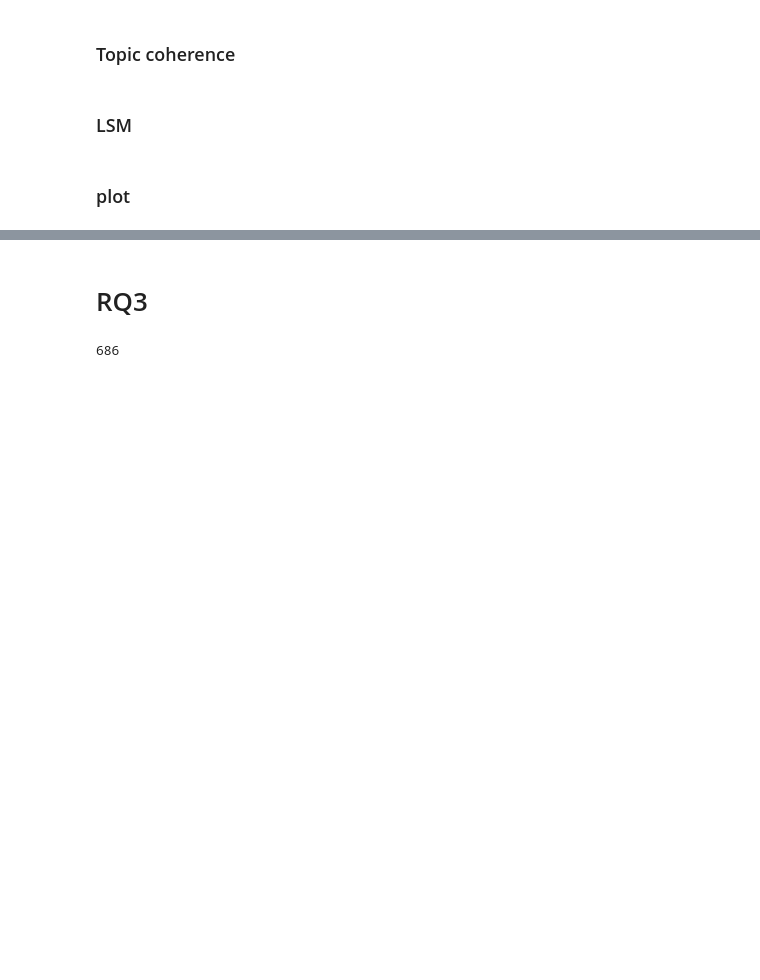
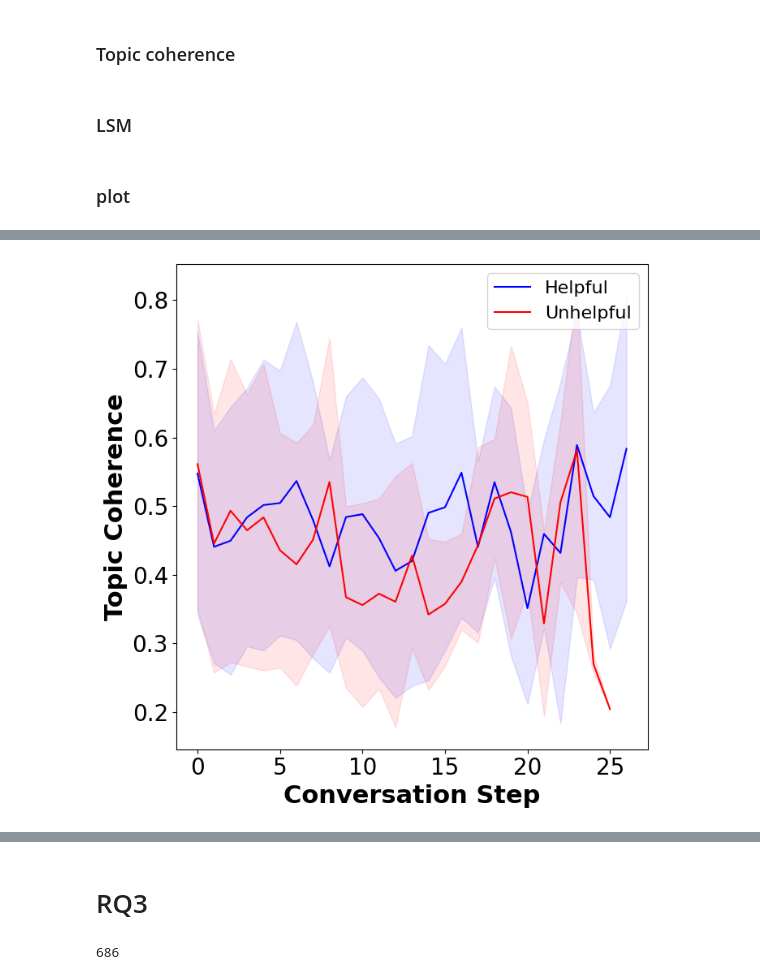
Before and after one commit to SOAR-Lab/llm_issue_resolution_analysis, a Jupyter notebook: analysis/main.ipynb, the cells around one changed output, grey strips where cells are left out. Drawn from its saved outputs; the diff is of its cells as text; code cells hidden in the pictures; blank space fills up the shorter version.

```diff
--- a/analysis/main.ipynb
+++ b/analysis/main.ipynb
@@ -1066,0 +1067,85 @@ plt.show()
+# %%
+import numpy as np
+import matplotlib.pyplot as plt
+
+# Function to calculate average progression and standard deviation for coherence
+def calculate_average_progression1(coherence_progressions, n=0):
+    max_length = max(len(scores['prompt+answer']) for scores in coherence_progressions) - n
+    avg_prompts = np.zeros(max_length)
+    std_prompts = np.zeros(max_length)
+
+    for i in range(max_length):
+        step_prompts = [scores['prompt+answer'][i] for scores in coherence_progressions if i < len(scores['prompt+answer'])]
+        avg_prompts[i] = np.mean(step_prompts)
+        std_prompts[i] = np.std(step_prompts)
+
+    return avg_prompts, std_prompts
+
+# Function to calculate average progression and standard deviation for LSM and similarity
+def calculate_average_progression(lsm_progressions, n=0):
+    max_length = max(len(similarity) for similarity in lsm_progressions)-n
+    avg_similarity = np.zeros(max_length)
+    std_similarity = np.zeros(max_length)
+
+    for i in range(max_length):
+        step_similarities = [similarity[i] for similarity in lsm_progressions if i < len(similarity)]
+        avg_similarity[i] = np.mean(step_similarities)
+        std_similarity[i] = np.std(step_similarities)
+
+    return avg_similarity, std_similarity
+
+# Calculate average and std for coherence
+avg_prompts_help, std_prompts_help = calculate_average_progression1(coherence_progression_help_without_dup, 82)
+avg_prompts_no_help, std_prompts_no_help = calculate_average_progression1(coherence_progression_no_help_without_dup, 15)
+
+# Calculate average and std for cosine similarity
+avg_similarity_help, std_similarity_help = calculate_average_progression(cumulative_similarity_help, 83)
+avg_similarity_no_help, std_similarity_no_help = calculate_average_progression(cumulative_similarity_no_help, 15)
+
+# Calculate average and std for LSM
+avg_lsm_help, std_lsm_help = calculate_average_progression(cumulative_lsm_help, 166)
+avg_lsm_no_help, std_lsm_no_help = calculate_average_progression(cumulative_lsm_no_help, 31)
+
+# Plot and save Coherence progression
+fig, ax = plt.subplots(figsize=(7, 7))
+ax.plot(avg_prompts_help, label='Helpful', color='blue')
+ax.fill_between(range(len(avg_prompts_help)), avg_prompts_help - std_prompts_help, avg_prompts_help + std_prompts_help, color='blue', alpha=0.1)
+ax.plot(avg_prompts_no_help, label='Unhelpful', color='red')
+ax.fill_between(range(len(avg_prompts_no_help)), avg_prompts_no_help - std_prompts_no_help, avg_prompts_no_help + std_prompts_no_help, color='red', alpha=0.1)
+ax.set_xlabel('Conversation Step', fontsize=22, fontweight='bold')
+ax.set_ylabel('Topic Coherence', fontsize=22, fontweight='bold')
+ax.legend(fontsize=16)
+ax.tick_params(axis='both', which='major', labelsize=20)
+plt.tight_layout()
+plt.savefig('../coherence_progression.png', bbox_inches='tight', dpi=300)
+# plt.show()
+
+# Plot and save Cosine similarity progression
+fig, ax = plt.subplots(figsize=(7, 7))
+ax.plot(avg_similarity_help, label='Helpful', color='blue')
+ax.fill_between(range(len(avg_similarity_help)), avg_similarity_help - std_similarity_help, avg_similarity_help + std_similarity_help, color='blue', alpha=0.1)
+ax.plot(avg_similarity_no_help, label='Unhelpful', color='red')
+ax.fill_between(range(len(avg_similarity_no_help)), avg_similarity_no_help - std_similarity_no_help, avg_similarity_no_help + std_similarity_no_help, color='red', alpha=0.1)
+ax.set_xlabel('Conversation Step', fontsize=22, fontweight='bold')
+ax.set_ylabel('Lexico-Semantic Similarity', fontsize=22, fontweight='bold')
+ax.legend(fontsize=16)
+ax.tick_params(axis='both', which='major', labelsize=20)
+plt.tight_layout()
+plt.savefig('../cosine_similarity_progression.png', bbox_inches='tight', dpi=300)
+# plt.show()
+
+# Plot and save LSM progression
+fig, ax = plt.subplots(figsize=(7, 7))
+ax.plot(avg_lsm_help, label='Helpful', color='blue')
+ax.fill_between(range(len(avg_lsm_help)), avg_lsm_help - std_lsm_help, avg_lsm_help + std_lsm_help, color='blue', alpha=0.1)
+ax.plot(avg_lsm_no_help, label='Unhelpful', color='red')
+ax.fill_between(range(len(avg_lsm_no_help)), avg_lsm_no_help - std_lsm_no_help, avg_lsm_no_help + std_lsm_no_help, color='red', alpha=0.1)
+ax.set_xlabel('Conversation Step', fontsize=22, fontweight='bold')
+ax.set_ylabel('Linguistic-Style Matching', fontsize=22, fontweight='bold')
+ax.legend(fontsize=16)
+ax.tick_params(axis='both', which='major', labelsize=20)
+plt.tight_layout()
+plt.savefig('../lsm_progression.png', bbox_inches='tight', dpi=300)
+# plt.show()
+# %% [output]
+[figure, added]
```
Also changed, not shown: parts of 5 cells of this notebook.
